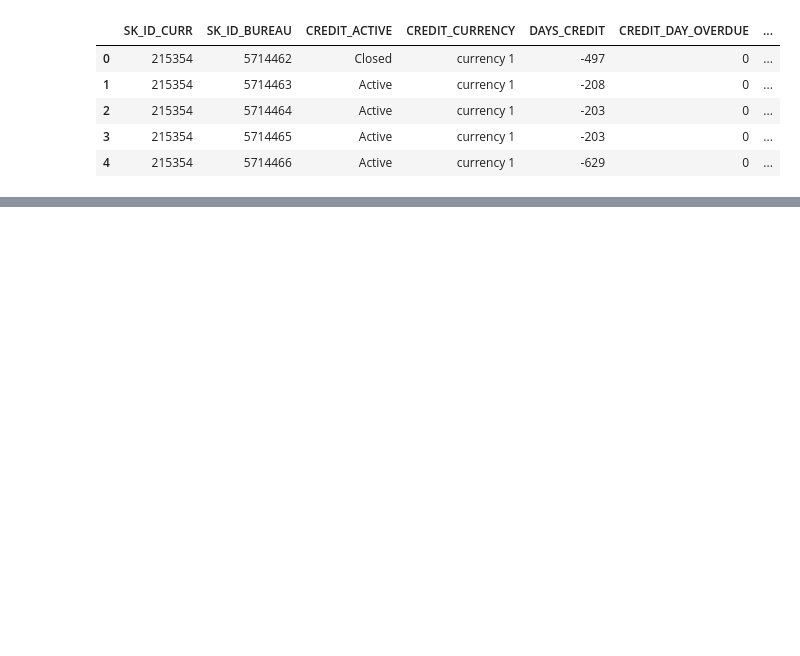
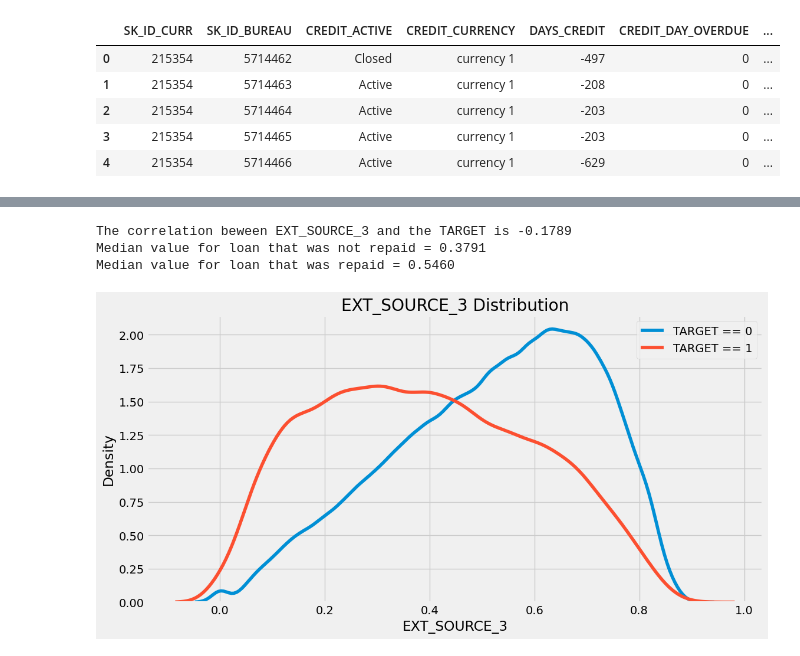
Before and after one commit to jhk990602/datapractice, a Jupyter notebook: Introduction_to_Manual_Feature_Engineering_1.ipynb, the cells around one changed output, grey strips where cells are left out. Saved outputs shown, nothing was run; the diff lists cells and outputs as text; code cells hidden in the pictures; blank space fills up the shorter version.

```diff
--- a/Introduction_to_Manual_Feature_Engineering_1.ipynb
+++ b/Introduction_to_Manual_Feature_Engineering_1.ipynb
@@ -25,3 +27,7 @@ bureau.head()
 | 2 | 215354 | 5714464 | Active | currency 1 | -203 | 0 | ... |
 | 3 | 215354 | 5714465 | Active | currency 1 | -203 | 0 | ... |
 | 4 | 215354 | 5714466 | Active | currency 1 | -629 | 0 | ... |
+# %%
+#Groupby the client id (SK_DI_CURR), count the number of previous loans, and rename the column
+previous_loan_counts = bureau.groupby('SK_ID_CURR', as_index=False)['SK_ID_BUREAU'].count().rename(columns = {'SK_ID_BUREAU': 'previous_loan_counts'})
+previous_loan_counts.head()
@@ -27,0 +41,8 @@ bureau.head()
+# %%
+#Join to the training dataframe
+train = pd.read_csv('/content/drive/MyDrive/Home Credit Default Risk/application_train.csv')
+train = train.merge(previous_loan_counts, on ='SK_ID_CURR',how='left')
+
+#Fill the missing values with 0
+train['previous_loan_counts'] = train['previous_loan_counts'].fillna(0)
+train.head()
@@ -27,0 +57,30 @@ bureau.head()
+# %%
+#Plots the distribution of a variable colored by value of the target
+def kde_target(var_name,df):
+  #Calculate the correlation coefficient between the new variable and the target
+  corr = df['TARGET'].corr(df[var_name])
+  #Calculate medians for repaid vs not repaid
+  avg_repaid = df.loc[df['TARGET'] == 0, var_name].median()
+  avg_not_repaid = df.loc[df['TARGET'] == 1, var_name].median()
+
+  plt.figure(figsize=(12,6))
+
+  #Plot the distribution for target == 0 and target == 1
+  sns.kdeplot(df.loc[df['TARGET'] == 0, var_name], label = 'TARGET == 0')
+  sns.kdeplot(df.loc[df['TARGET'] == 1, var_name], label = 'TARGET == 1')
+
+  plt.xlabel(var_name); plt.ylabel('Density'); plt.title('%s Distribution' %var_name)
+  plt.legend();
+
+  #print out the correlation
+  print('The correlation beween %s and the TARGET is %0.4f' %(var_name,corr))
+  #print out the average values
+  print('Median value for loan that was not repaid = %0.4f' % avg_not_repaid)
+  print('Median value for loan that was repaid = %0.4f' %avg_repaid)
+# %%
+kde_target('EXT_SOURCE_3', train)
+# %% [output]
+The correlation beween EXT_SOURCE_3 and the TARGET is -0.1789
+Median value for loan that was not repaid = 0.3791
+Median value for loan that was repaid = 0.5460
+[figure, added]
```
Also changed, not shown: parts of 5 cells of this notebook.
